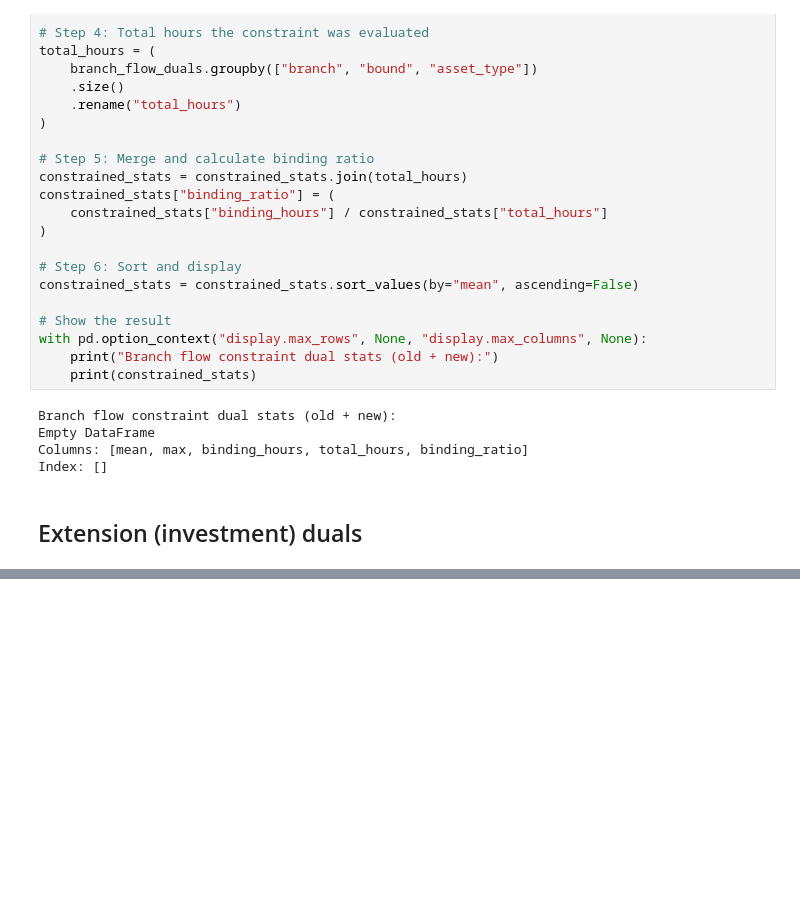
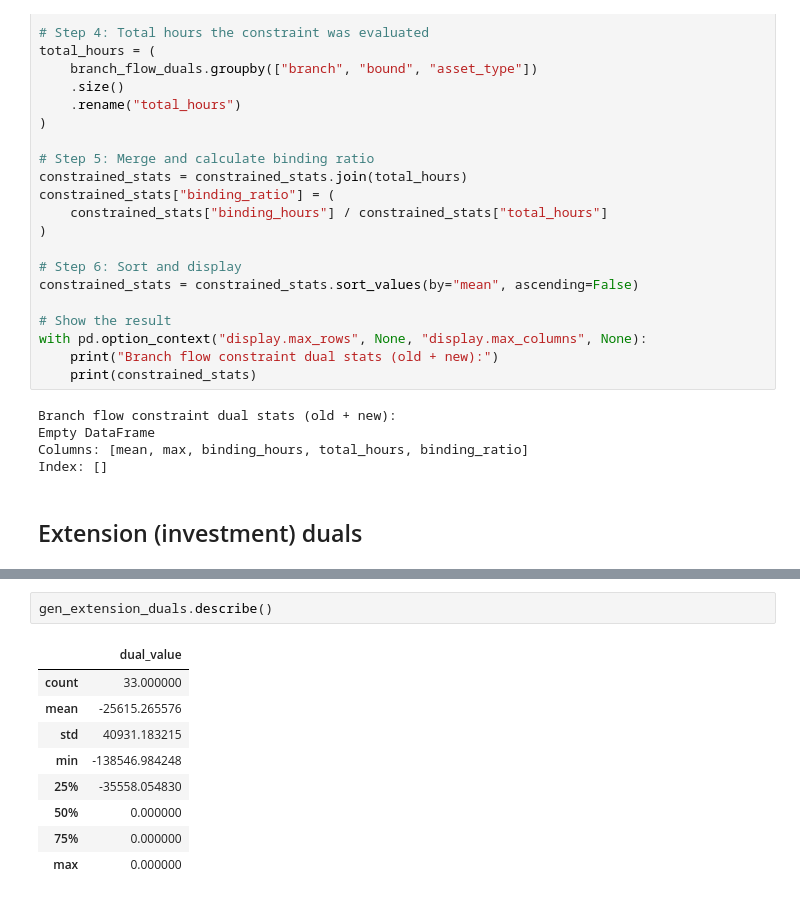
Before and after one commit to TinusAlsos/master_project, a Jupyter notebook: notebooks/analyze_duals.ipynb, the cells around one changed output, grey strips where cells are left out. Cells and saved outputs as stored; diff of their text form; blank space fills up the shorter version.

```diff
--- a/notebooks/analyze_duals.ipynb
+++ b/notebooks/analyze_duals.ipynb
@@ -1337,3 +1345,15 @@ Index: []
 Empty DataFrame
 Columns: [mean_shadow_price, max_shadow_price, binding_years, total_potential_value]
 Index: []
+# %%
+gen_extension_duals.describe()
+# %% [output]
+|  | dual_value |
+| count | 33.000000 |
+| mean | -25615.265576 |
+| std | 40931.183215 |
+| min | -138546.984248 |
+| 25% | -35558.054830 |
+| 50% | 0.000000 |
+| 75% | 0.000000 |
+| max | 0.000000 |
```
Also changed, not shown: parts of 2 cells of this notebook.
